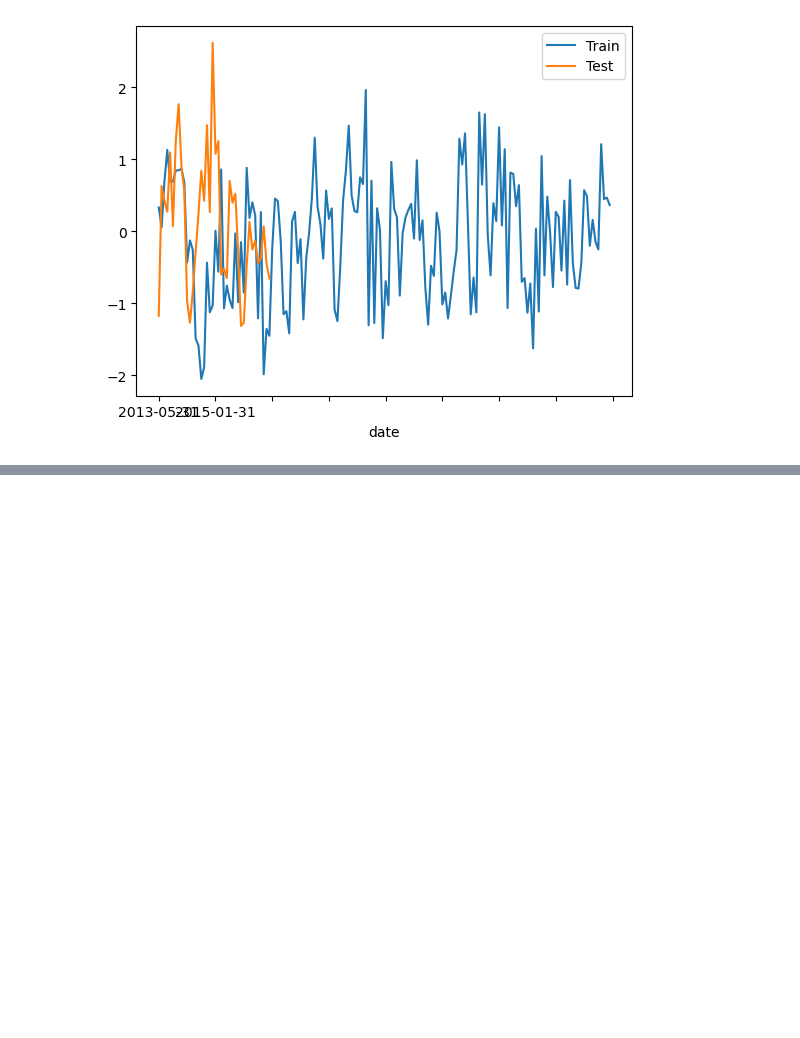
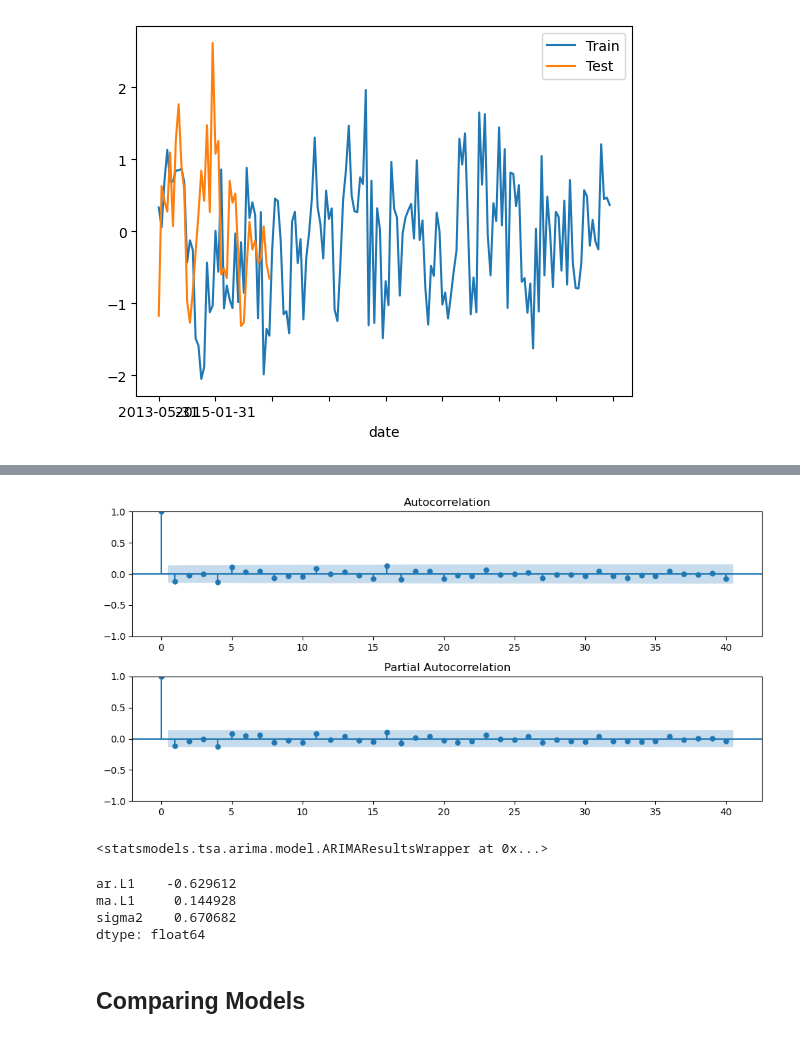
Before and after one commit to Rovidicus/Forecasting-Timeseries, a Jupyter notebook: Moving_Average_Models.ipynb, the cells around one changed output, grey strips where cells are left out. Drawn from its saved outputs; the diff is of its cells as text; code cells hidden in the pictures; blank space fills up the shorter version.

```diff
--- a/Moving_Average_Models.ipynb
+++ b/Moving_Average_Models.ipynb
@@ -179,0 +263,25 @@ ax.legend();
+# %%
+# Let's call our custom acf/pacf plot on our stationary (d = 1) data
+plot_acf_pacf(ts_diff);
+# %% [output]
+[figure, added]
+# %%
+# First define the orders (p,d,q)
+p = 1 # p is used for AR component of AR-MA model
+d = 1 # 1 differcing needed to make stationary
+q = 1 # q is used for MA component of AR-MA model
+# Now instantiate the model with the data and fit
+ar_ma_model = tsa.ARIMA(train, order = (p,d,q)).fit()
+ar_ma_model
+# %% [output]
+<statsmodels.tsa.arima.model.ARIMAResultsWrapper at 0x...>
+# %%
+# Obtain the parameters of the fit model
+ar_ma_model.params
+# %% [output]
+ar.L1    -0.629612
+ma.L1     0.144928
+sigma2    0.670682
+dtype: float64
+# %% [markdown]
+## Comparing Models
```
Also changed, not shown: parts of 23 cells of this notebook, 7 other files.
